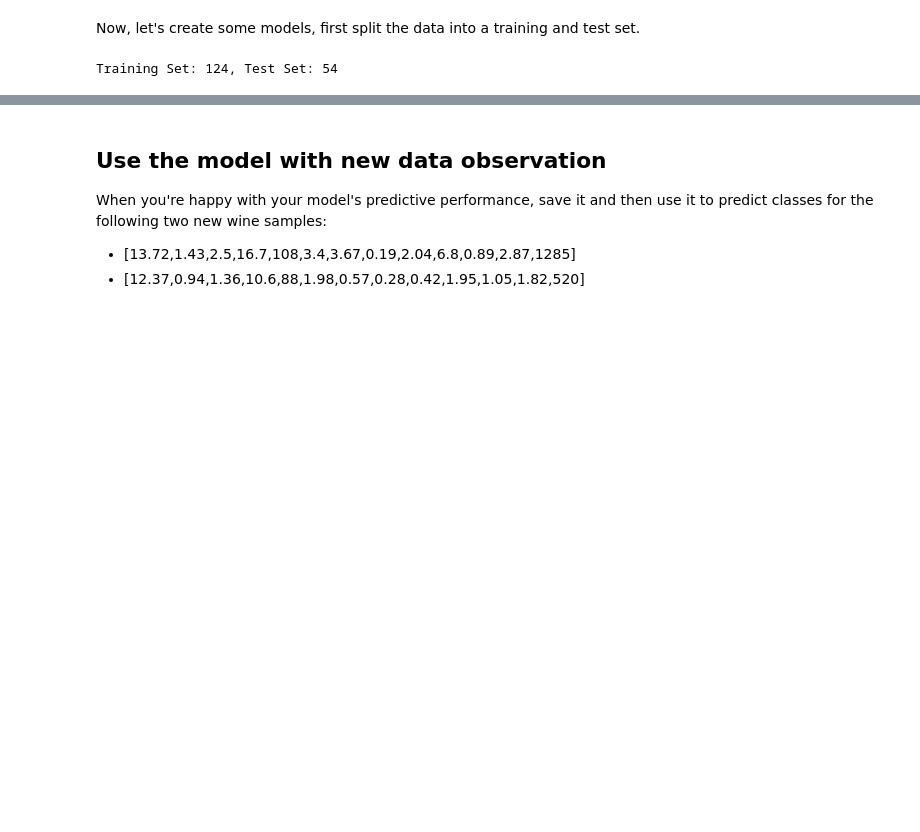
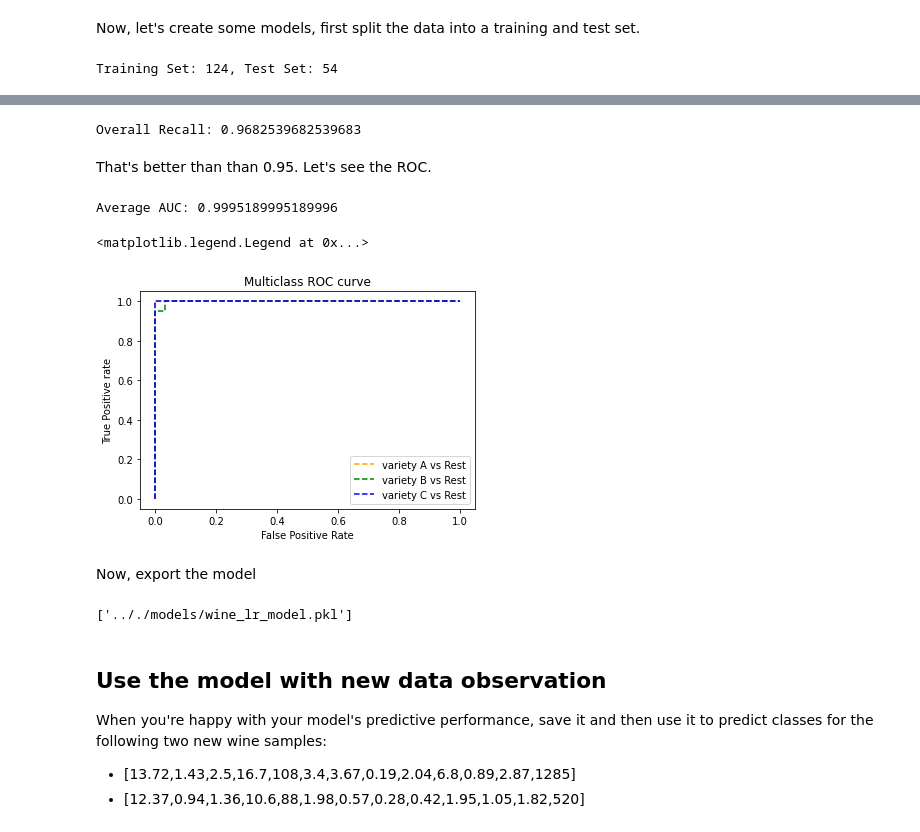
Before and after one commit to jschevers/ml-basics, a Jupyter notebook: challenges/03 - Wine Classification Challenge.ipynb, the cells around one changed output, grey strips where cells are left out. Saved outputs shown, nothing was run; the diff lists cells and outputs as text; code cells hidden in the pictures; blank space fills up the shorter version.

```diff
--- a/challenges/03 - Wine Classification Challenge.ipynb
+++ b/challenges/03 - Wine Classification Challenge.ipynb
@@ -133,7 +133,7 @@ def print_stats(var):
 features = ['Alcohol', 'Malic_acid', 'Ash', 'Alcalinity', 'Magnesium', 'Phenols',
        'Flavanoids', 'Nonflavanoids', 'Proanthocyanins', 'Color_intensity',
        'Hue', 'OD280_315_of_diluted_wines', 'Proline']
-labels = ['WineVariety']
+labels = 'WineVariety'
 # %%
 for ft in data[features]:
     print_stats(data[ft])
@@ -192,10 +193,10 @@ from sklearn.model_selection import train_test_split
 X, y = data[features].values, data[labels].values
 
 # Split data 70%-30% into training set and test set
-x_train, x_test, y_train, y_test = train_test_split(X, y,
-                                                     test_size = 0.30,
-                                                     random_state = 0,
-                                                                                    stratify = y)
+x_train, x_test, y_train, y_test = train_test_split(X, y
+                                                   ,test_size = 0.30
+                                                   ,random_state = 0
+                                                   ,stratify = y)
 
 print ('Training Set: %d, Test Set: %d \n' % (x_train.shape[0], x_test.shape[0]))
 # %% [output]
@@ -209,5 +210,5 @@ from sklearn.linear_model import LogisticRegression
 reg = 0.1
 
 # train a logistic regression model on the training set
-multi_model = LogisticRegression(C=1/reg, solver='lbfgs', multi_class='auto', max_iter=10000).fit(x_penguin_train, y_penguin_train)
+multi_model = LogisticRegression(C=1/reg, solver='lbfgs', multi_class = 'auto', max_iter=10000).fit(x_train, y_train)
 print (multi_model)
@@ -214,3 +244,46 @@ print (multi_model)
+# %%
+from sklearn.metrics import  recall_score
+print("Overall Recall:", recall_score(y_test, predictions, average='macro'))
+# %% [output]
+Overall Recall: 0.9682539682539683
+# %% [markdown]
+That's better than than 0.95. Let's see the ROC.
+# %%
+from sklearn.metrics import roc_curve
+from sklearn.metrics import roc_auc_score
+# Get class probability scores
+wine_prob = multi_model.predict_proba(x_test)
+# Get ROC metrics for each class
+fpr = {}
+tpr = {}
+thresh ={}
+for i in range(len(varieties)):
+    fpr[i], tpr[i], thresh[i] = roc_curve(y_test, wine_prob[:,i], pos_label=i)
+
+auc = roc_auc_score(y_test, wine_prob, multi_class ='ovr')
+print('Average AUC:', auc)
+# Plot the ROC chart
+plt.plot(fpr[0], tpr[0], linestyle = '--', color = 'orange', label = varieties[0] + ' vs Rest')
+plt.plot(fpr[1], tpr[1], linestyle = '--', color = 'green',  label = varieties[1] + ' vs Rest')
+plt.plot(fpr[2], tpr[2], linestyle = '--', color = 'blue',   label = varieties[2] + ' vs Rest')
+plt.title('Multiclass ROC curve')
+plt.xlabel('False Positive Rate')
+plt.ylabel('True Positive rate')
+plt.legend(loc='best')
+# %% [output]
+Average AUC: 0.9995189995189996
+<matplotlib.legend.Legend at 0x...>
+[figure, added]
+# %% [markdown]
+Now, export the model
+# %%
+import joblib
+
+# Save the model as a pickle file
+filename = '.././models/wine_lr_model.pkl'
+joblib.dump(multi_model, filename)
+# %% [output]
+['.././models/wine_lr_model.pkl']
 # %% [markdown]
 ## Use the model with new data observation
 
```
Also changed, not shown: parts of 22 cells of this notebook, 2 other files.
